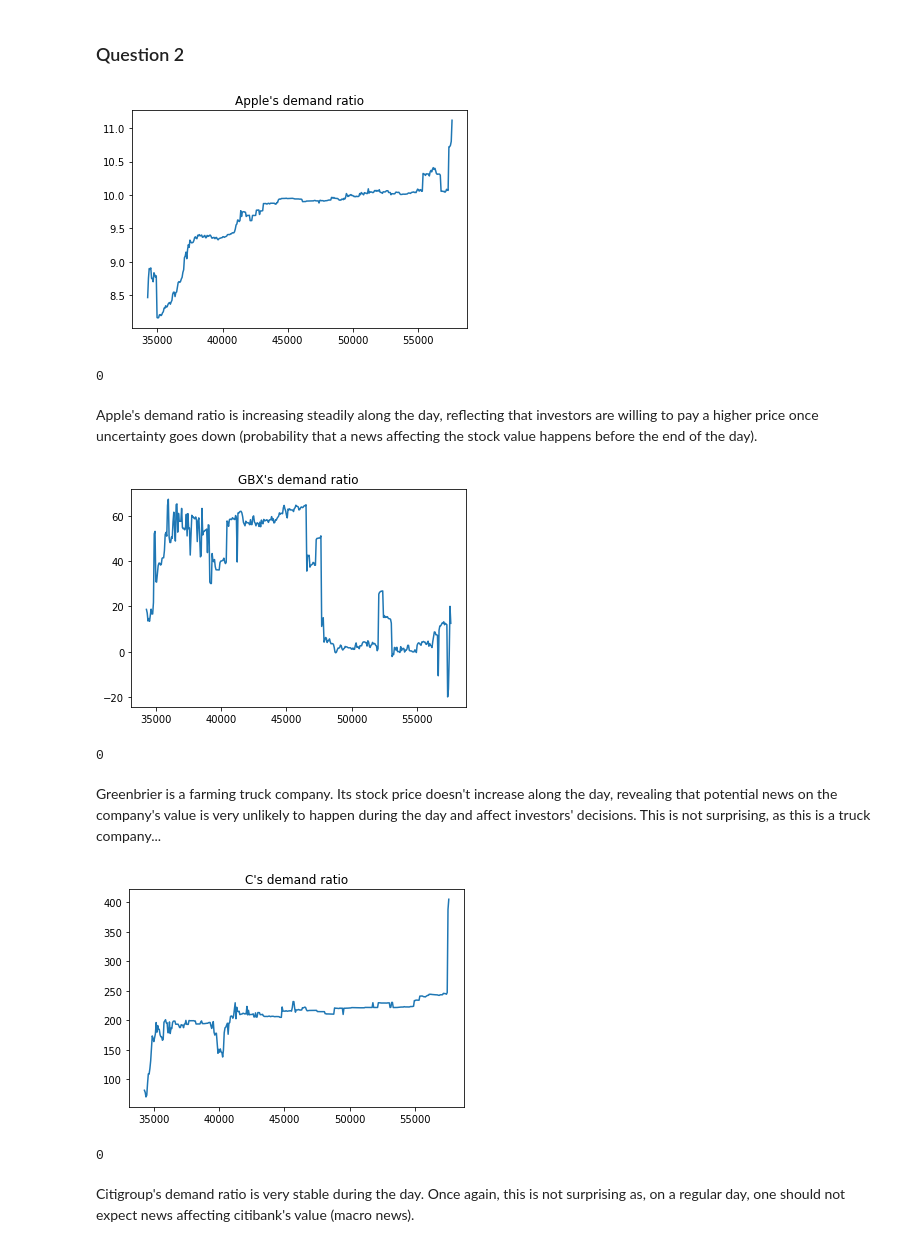
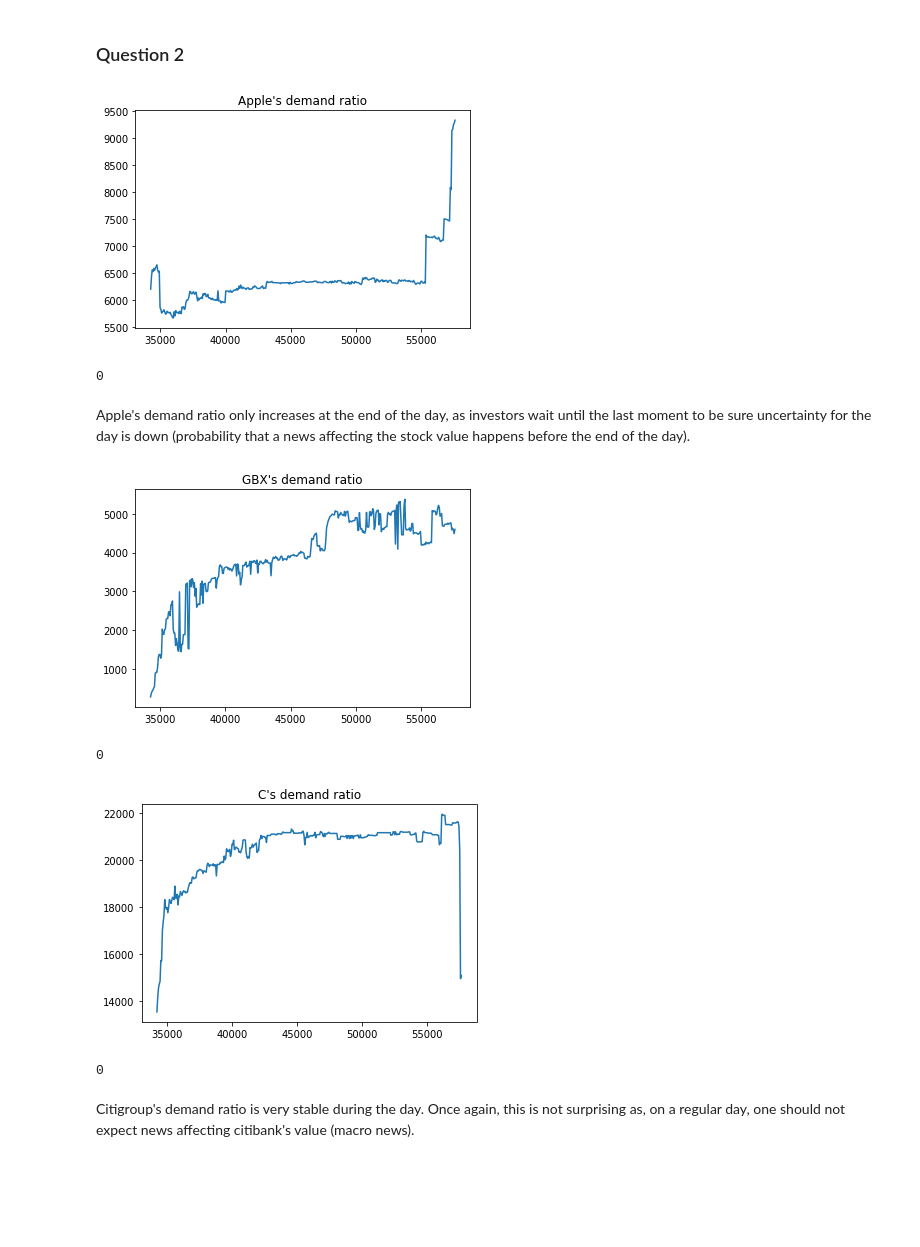
Before and after one commit to jeannesorin/BootCamp2019, a Jupyter notebook: ProblemSets/Econ/Week5/AssetPricing/Asset Pricing.ipynb, the cells around one changed output. Saved outputs shown, nothing was run; the diff lists cells and outputs as text; code cells hidden in the pictures; blank space fills up the shorter version.

```diff
--- a/ProblemSets/Econ/Week5/AssetPricing/Asset Pricing.ipynb
+++ b/ProblemSets/Econ/Week5/AssetPricing/Asset Pricing.ipynb
@@ -514,20 +516,15 @@ If one is interested in fitting what happens close to the midpoints, ie where tr
 # %%
 def plot_evol_ratio_demand(data_raw,
                           graph_title = 'Ticker',
-                           p_low = 0.1,
-                           p_high = 0.9,
-                           q_low = 0.1,
-                           q_high = 0.9):
+                          σ=1):
 
     time_serie = np.zeros(len(data_raw))
     value_ratio = np.zeros(len(data_raw))
 
     for i in range(len(data_raw)):
-        data_i = Orderbooks(data_raw[i],
-                            p_low = p_low, p_high = p_high,
-                            q_low = q_low, q_high = q_high)
+        data_i = Orderbooks(data_raw[i])
 
-        value_ratio[i] = data_i.Estimate_order()[1]
+        value_ratio[i] = data_i.Estimate_params(σ)[1]
         #print(data_i.timestamp)
         time_serie[i] = data_i.timestamp
 
@@ -537,23 +534,22 @@ def plot_evol_ratio_demand(data_raw,
 
     return(0)
 # %%
-plot_evol_ratio_demand(AAPL, graph_title="Apple's demand ratio")
+plot_evol_ratio_demand(AAPL, graph_title="Apple's demand ratio",
+                      σ=0.1)
 # %% [output]
-[figure, old version]
+[figure, new version]
 0
 # %% [markdown]
-Apple's demand ratio is increasing steadily along the day, reflecting that investors are willing to pay a higher price once uncertainty goes down (probability that a news affecting the stock value happens before the end of the day).
+Apple's demand ratio only increases at the end of the day, as investors wait until the last moment to be sure uncertainty for the day is down (probability that a news affecting the stock value happens before the end of the day).
 # %%
-plot_evol_ratio_demand(GBX, graph_title="GBX's demand ratio")
+plot_evol_ratio_demand(GBX, graph_title="GBX's demand ratio", σ=1)
 # %% [output]
-[figure, old version]
+[figure, new version]
 0
-# %% [markdown]
-Greenbrier is a farming truck company. Its stock price doesn't increase along the day, revealing that potential news on the company's value is very unlikely to happen during the day and affect investors' decisions. This is not surprising, as this is a truck company...
 # %%
-plot_evol_ratio_demand(C, graph_title="C's demand ratio")
+plot_evol_ratio_demand(C, graph_title="C's demand ratio", σ=0.5)
 # %% [output]
-[figure, old version]
+[figure, new version]
 0
 # %% [markdown]
 Citigroup's demand ratio is very stable during the day. Once again, this is not surprising as, on a regular day, one should not expect news affecting citibank's value (macro news).
```
Also changed, not shown: parts of 18 cells of this notebook.
